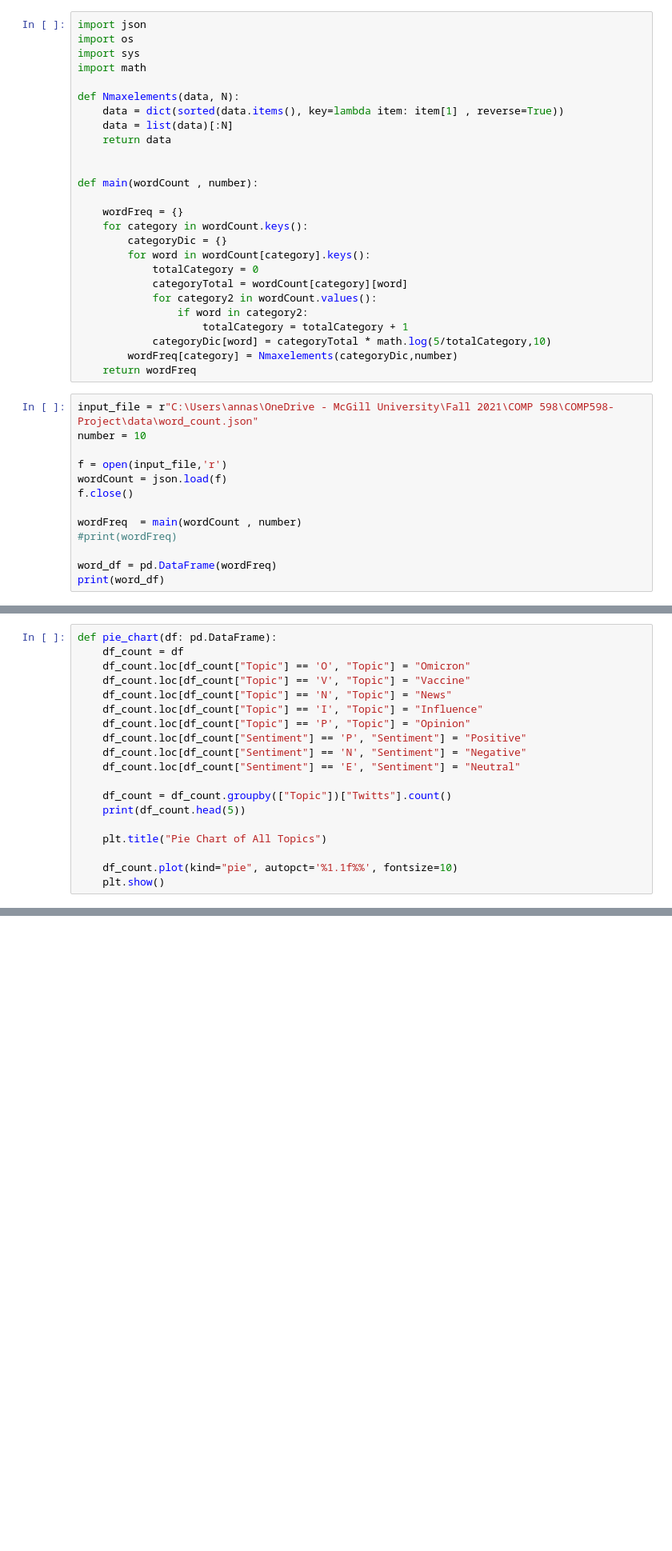
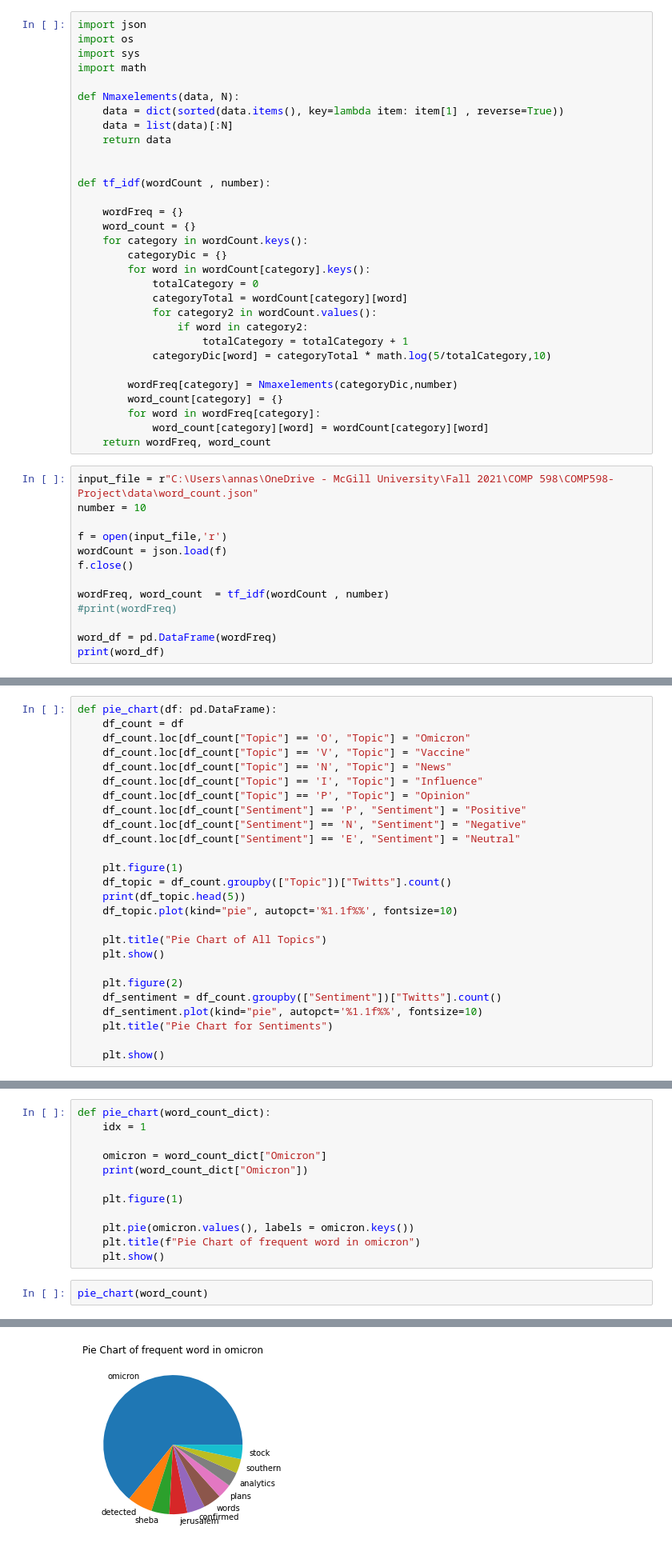
Before and after one commit to 42694647426/DataScience-Project, a Jupyter notebook: Notebook/analysis.ipynb, the cells around one changed output, grey strips where cells are left out. Shown at 80% size. Drawn from its saved outputs; the diff is of its cells as text; blank space fills up the shorter version.

Commit message:
add a pie chart, might not be useful

```diff
--- a/Notebook/analysis.ipynb
+++ b/Notebook/analysis.ipynb
@@ -90,9 +90,10 @@ def Nmaxelements(data, N):
     return data
 
 
-def main(wordCount , number):
+def tf_idf(wordCount , number):
 
     wordFreq = {}
+    word_count = {}
     for category in wordCount.keys():
         categoryDic = {}
         for word in wordCount[category].keys():
@@ -102,8 +103,12 @@ def main(wordCount , number):
                 if word in category2:
                     totalCategory = totalCategory + 1
             categoryDic[word] = categoryTotal * math.log(5/totalCategory,10)
+
         wordFreq[category] = Nmaxelements(categoryDic,number)
-    return wordFreq
+        word_count[category] = {}
+        for word in wordFreq[category]:
+            word_count[category][word] = wordCount[category][word]
+    return wordFreq, word_count
 # %%
 input_file = r"C:\Users\annas\OneDrive - McGill University\Fall 2021\COMP 598\COMP598-Project\data\word_count.json"
 number = 10
@@ -112,7 +117,7 @@ f = open(input_file,'r')
 wordCount = json.load(f)
 f.close()
 
-wordFreq  = main(wordCount , number)
+wordFreq, word_count  = tf_idf(wordCount , number)
 #print(wordFreq)
 
 word_df = pd.DataFrame(wordFreq)
@@ -141,12 +146,19 @@ def pie_chart(df: pd.DataFrame):
     df_count.loc[df_count["Sentiment"] == 'N', "Sentiment"] = "Negative"
     df_count.loc[df_count["Sentiment"] == 'E', "Sentiment"] = "Neutral"
 
-    df_count = df_count.groupby(["Topic"])["Twitts"].count()
-    print(df_count.head(5))
+    plt.figure(1)
+    df_topic = df_count.groupby(["Topic"])["Twitts"].count()
+    print(df_topic.head(5))
+    df_topic.plot(kind="pie", autopct='%1.1f%%', fontsize=10)
 
     plt.title("Pie Chart of All Topics")
+    plt.show()
 
-    df_count.plot(kind="pie", autopct='%1.1f%%', fontsize=10)
+    plt.figure(2)
+    df_sentiment = df_count.groupby(["Sentiment"])["Twitts"].count()
+    df_sentiment.plot(kind="pie", autopct='%1.1f%%', fontsize=10)
+    plt.title("Pie Chart for Sentiments")
+
     plt.show()
 # %%
 pie_chart(df)
@@ -161,0 +179,15 @@ Name: Twitts, dtype: int64
+# %%
+def pie_chart(word_count_dict):
+    idx = 1
+
+    omicron = word_count_dict["Omicron"]
+    print(word_count_dict["Omicron"])
+
+    plt.figure(1)
+
+    plt.pie(omicron.values(), labels = omicron.keys())
+    plt.title(f"Pie Chart of frequent word in omicron")
+    plt.show()
+# %%
+pie_chart(word_count)
+# %% [output]
@@ -161,0 +195 @@ Name: Twitts, dtype: int64
+[figure, added]
```
Also changed, not shown: parts of 3 cells of this notebook.
